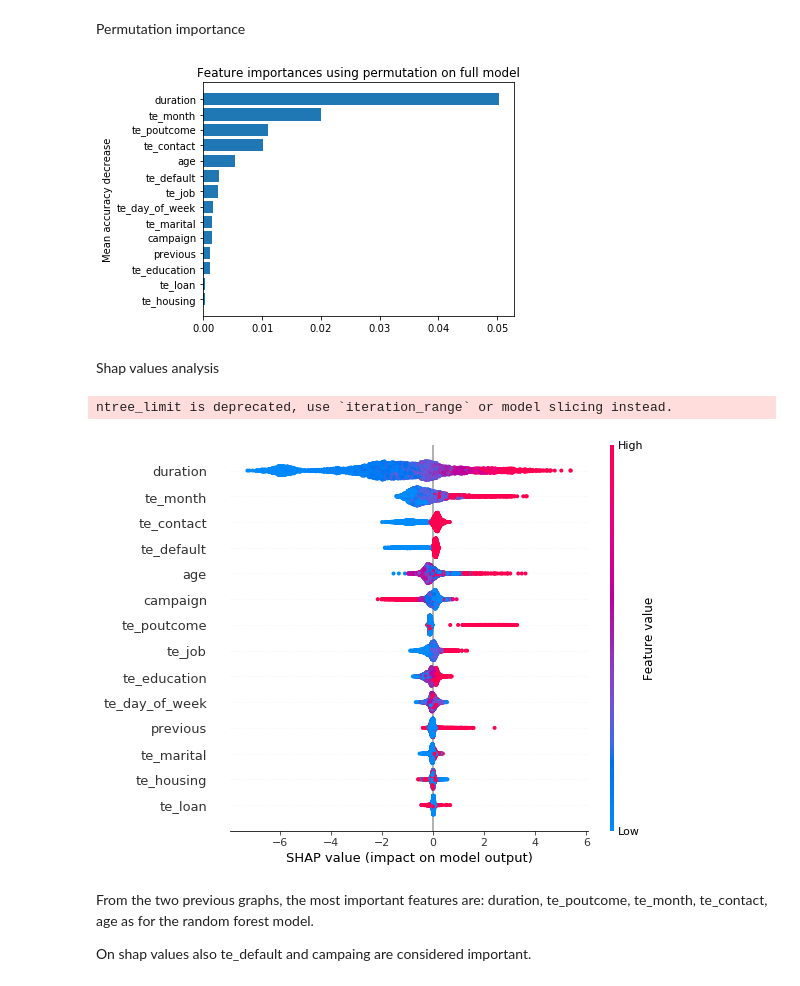
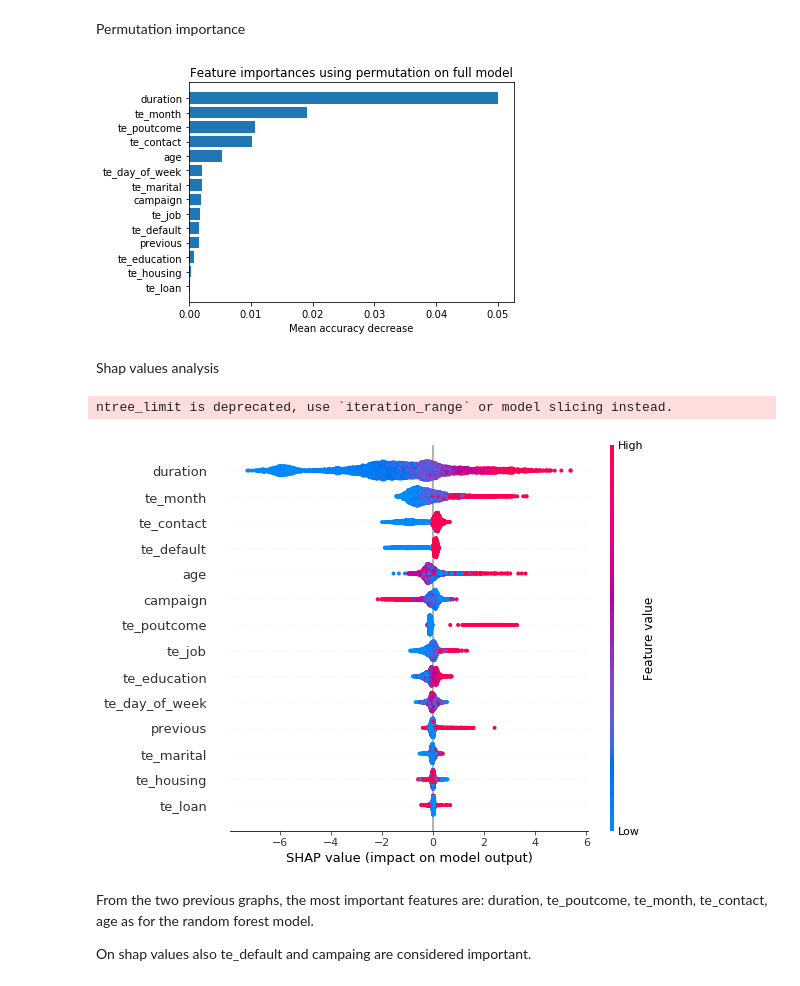
Before and after one commit to AleGuarnieri/bank_user_behaviour, a Jupyter notebook: predicting_user_subscriptions.ipynb, the cells around one changed output. Drawn from its saved outputs; the diff is of its cells as text; code cells hidden in the pictures.

```diff
--- a/predicting_user_subscriptions.ipynb
+++ b/predicting_user_subscriptions.ipynb
@@ -157,7 +194,7 @@ for col in te_features_cols:
 X = pd.concat([df_train_[[col for col in df_train_.columns if col not in te_features_cols+['y']] ], df_train_features], axis=1)
 y = df_train_['y']
 
-X_test = pd.concat([df_test_[[col for col in df_val_.columns if col not in te_features_cols+['y']] ], df_val_features], axis=1)
+X_test = pd.concat([df_val_[[col for col in df_val_.columns if col not in te_features_cols+['y']] ], df_val_features], axis=1)
 y_test = df_val_['y']
 
 df_test_te = pd.concat([df_test[[col for col in df_test.columns if col not in te_features_cols ] ], df_test_features], axis=1)
@@ -544,14 +618,14 @@ Permutation importance
 # %%
 perm_importance = permutation_importance(xgbcl, X_test, y_test)
 sorted_idx = perm_importance.importances_mean.argsort()
 fig, ax = plt.subplots()
 plt.barh(X_test.columns[sorted_idx], perm_importance.importances_mean[sorted_idx])
 ax.set_title("Feature importances using permutation on full model")
-ax.set_ylabel("Mean accuracy decrease")
+ax.set_xlabel("Mean accuracy decrease")
 fig.tight_layout()
 plt.show()
 # %% [output]
-[figure, old version]
+[figure, new version]
 # %% [markdown]
 Shap values analysis
 # %%
@@ -560,7 +634,7 @@ shap_values = explainer.shap_values(X_test)
 shap.summary_plot(shap_values, X_test)
 # %% [output]
 ntree_limit is deprecated, use `iteration_range` or model slicing instead.
-[figure, old version]
+[figure, new version]
 # %% [markdown]
 From the two previous graphs, the most important features are: duration, te_poutcome, te_month, te_contact, age as for the random forest model.
 
```
Also changed, not shown: parts of 48 cells of this notebook, 3 other files.
